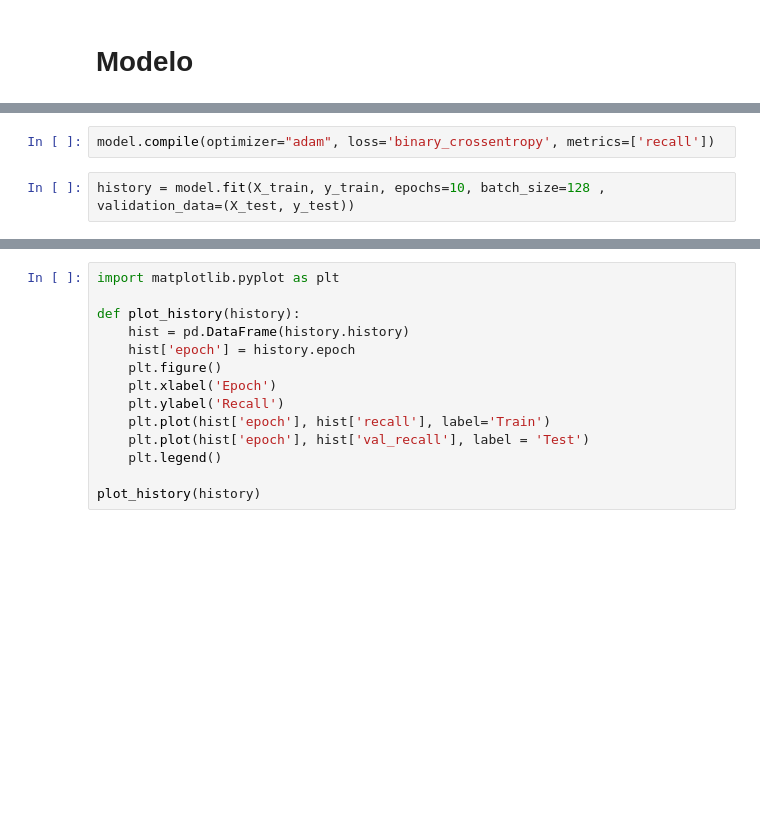
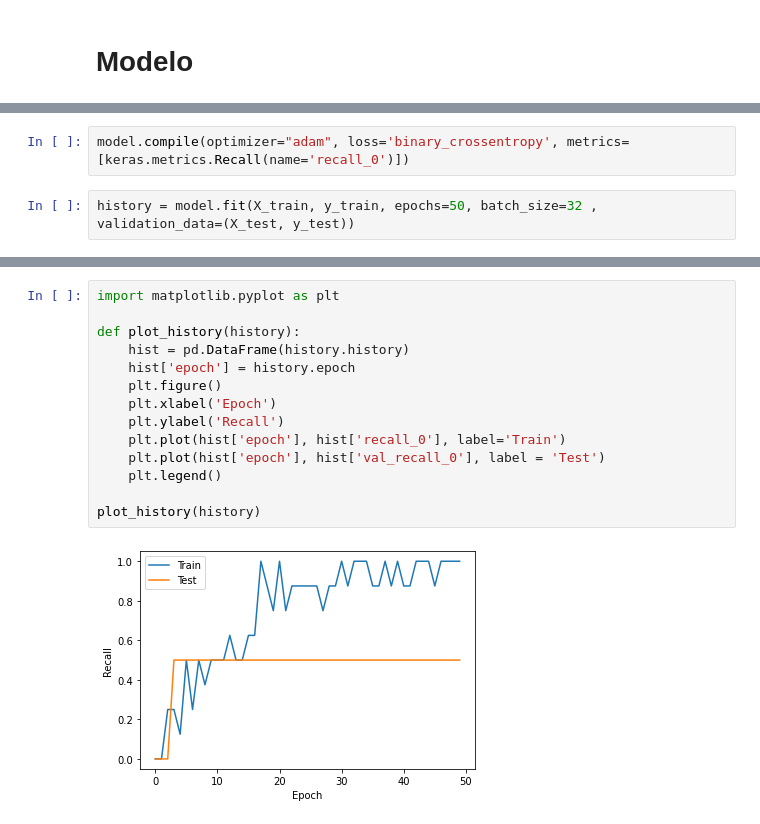
Before and after one commit to gerardoasilva/NLP-DepressionDetection, a Jupyter notebook: DepressionDetection.ipynb, the cells around one changed output, grey strips where cells are left out. Saved outputs shown, nothing was run; the diff lists cells and outputs as text; blank space fills up the shorter version.

```diff
--- a/DepressionDetection.ipynb
+++ b/DepressionDetection.ipynb
@@ -484,6 +529,6 @@ Trainable params: 24,901
 Non-trainable params: 0
 _________________________________________________________________
 # %%
-model.compile(optimizer="adam", loss='binary_crossentropy', metrics=['recall'])
+model.compile(optimizer="adam", loss='binary_crossentropy', metrics=[keras.metrics.Recall(name='recall_0')])
 # %%
-history = model.fit(X_train, y_train, epochs=10, batch_size=128 , validation_data=(X_test, y_test))
+history = model.fit(X_train, y_train, epochs=50, batch_size=32 , validation_data=(X_test, y_test))
@@ -490,14 +553,16 @@ history = model.fit(X_train, y_train, epochs=10, batch_size=128 , validation_dat
 # %%
 import matplotlib.pyplot as plt
 
 def plot_history(history):
     hist = pd.DataFrame(history.history)
     hist['epoch'] = history.epoch
     plt.figure()
     plt.xlabel('Epoch')
     plt.ylabel('Recall')
-    plt.plot(hist['epoch'], hist['recall'], label='Train')
-    plt.plot(hist['epoch'], hist['val_recall'], label = 'Test')
+    plt.plot(hist['epoch'], hist['recall_0'], label='Train')
+    plt.plot(hist['epoch'], hist['val_recall_0'], label = 'Test')
     plt.legend()
 
 plot_history(history)
+# %% [output]
+[figure, added]
```
Also changed, not shown: parts of 21 cells of this notebook.
